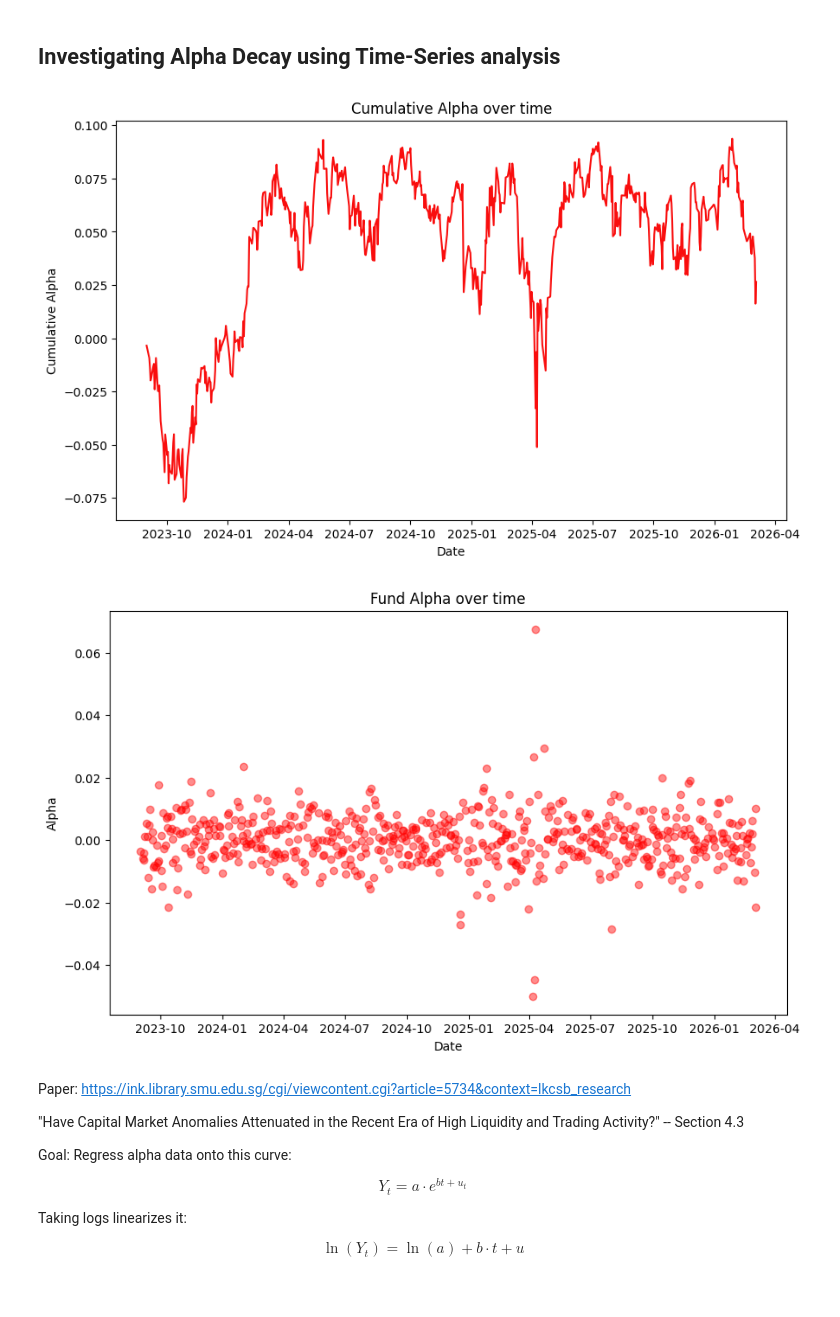
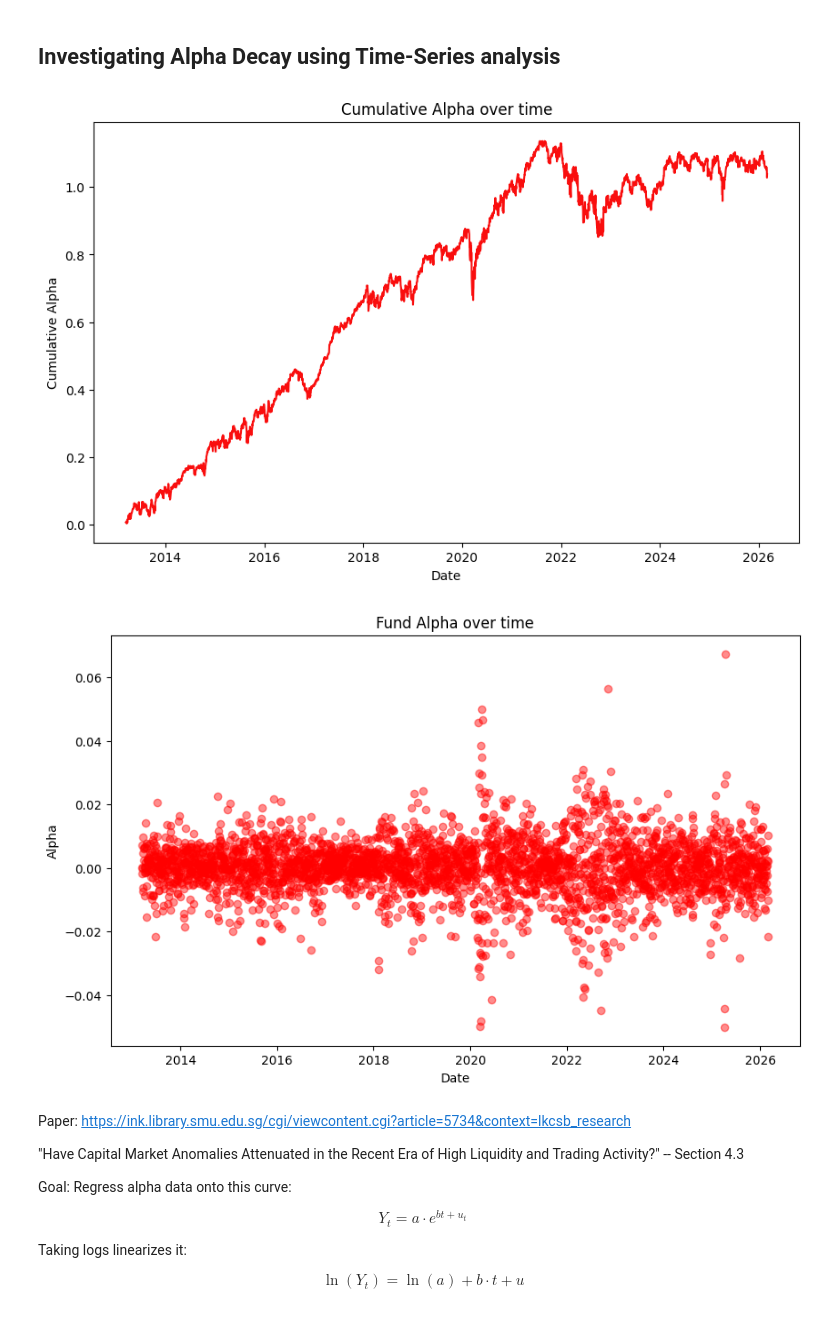
Before and after one commit to MatthewSmithseree/capm-regression_alpha-calculator, a Jupyter notebook: capm-regression-analysis.ipynb, the cells around one changed output. Drawn from its saved outputs; the diff is of its cells as text; code cells hidden in the pictures.

```diff
--- a/capm-regression-analysis.ipynb
+++ b/capm-regression-analysis.ipynb
@@ -43,7 +43,7 @@ from scipy import stats
 monthly = False # set "monthly = false" if we're using daily returns.
 # This will change the ENTIRE output of the program so use carefully.
 
-start_date = "2023-09-01"  #Date format: yyyy-mm-dd
+start_date = ""  #Date format: yyyy-mm-dd
 end_date = ""  #leave these blank ("") if no specific start / end date
 
 ticker = "^990100-USD-STRD" #Benchmark Ticker (Yahoo Finance)
@@ -233,14 +233,18 @@ alpha_color = "#f90e0eff"
 beta_color = '#009efb'
 
 df['Market Excess'] = df['Market Return'] - df['Risk Free']
-
 df['Fund Excess'] = df['Return'] - df['Risk Free']
 
 # CAPM regression on excess returns: fund_excess = alpha + beta * market_excess
-beta, alpha = np.polyfit(df['Market Excess'], df['Fund Excess'], 1)
+# beta, alpha = np.polyfit(df['Market Excess'], df['Fund Excess'], 1)
 
-print(f"Alpha: {alpha:.6f}")
-print(f"Beta: {beta:.6f}")
+y = df['Fund Excess']
+
+x = sm.add_constant(df['Market Excess'])
+results = sm.OLS(y, x).fit()
+alpha = results.params['const']
+beta = results.params['Market Excess']
+p_value_alpha = results.pvalues['const'] / 2
 
 # Scatter plot to display the fund's return corelation with market
 x = df['Market Excess'].dropna() # x is a series
@@ -252,7 +256,7 @@ y_hat = alpha + beta * x
 ss_res = ((y - y_hat) ** 2).sum()
 ss_tot = ((y - y.mean()) ** 2).sum()
 r2 = 1 - ss_res / ss_tot
-print(f"R^2 = {r2:.6f}")
+
 
 # Fitted line: y = alpha + beta * x
 x_sorted = x.sort_values()
@@ -273,4 +277,16 @@ plt.grid(True, alpha=0.3)
 plt.legend()
 plt.tight_layout()
 plt.show()
+
+print(f"Alpha: {alpha:.6f}")
+print(f"Beta: {beta:.6f}")
+print(f"R^2 = {r2:.6f}")
+print("-" *50)
+
+if p_value_alpha < 0.1:
+    print(f"The p-value of the CAPM intercept ({p_value_alpha:.5f}) is statistically significant.")
+    print("There is sufficient evidence to suggest that alpha exists.")
+else:
+    print(f"The p-value of the CAPM intercept ({p_value_alpha:.5f}) is statistically insignificant.")
+    print("There is insufficient evidence to suggest that alpha exists.")
 # %% [output]
@@ -283,25 +302,24 @@ R^2 = 0.070712
 # %%
 df['Alpha'] = df['Fund Excess'] - (df['Market Excess'] * beta)
 df['Cumulative Alpha'] = df['Alpha'].cumsum()
-df
 
 fig, ax = plt.subplots(figsize=(10,6))
 plt.title("Cumulative Alpha over time")
 ax.set_xlabel("Date")
 ax.set_ylabel("Cumulative Alpha")
 ax.plot(df.index, df['Cumulative Alpha'], color="#f90e0eff")
 
 fig, ax = plt.subplots(figsize=(10,6))
 plt.title("Fund Alpha over time")
 ax.set_xlabel("Date")
 ax.set_ylabel("Alpha")
 plt.scatter(df.index, df['Alpha'], alpha=0.45, color="#ff0000ff")
 df
 
 df.to_csv("alpha_data_final.csv")
 # %% [output]
-[figure, old version]
+[figure, new version]
-[figure, old version]
+[figure, new version]
 # %% [markdown]
 Paper: https://ink.library.smu.edu.sg/cgi/viewcontent.cgi?article=5734&context=lkcsb_research
 
```
Also changed, not shown: parts of 8 cells of this notebook, 4 other files.
